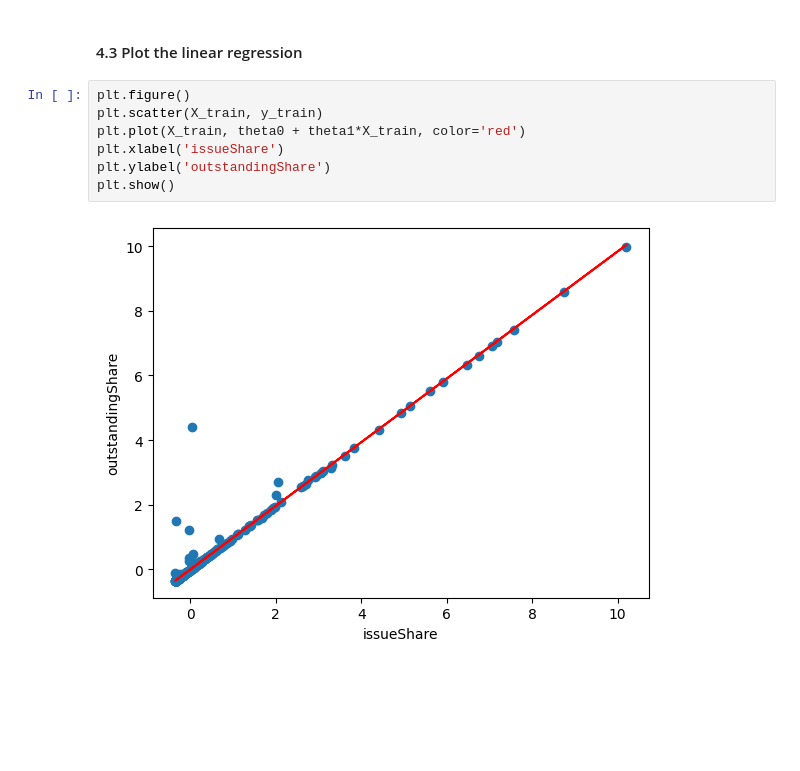
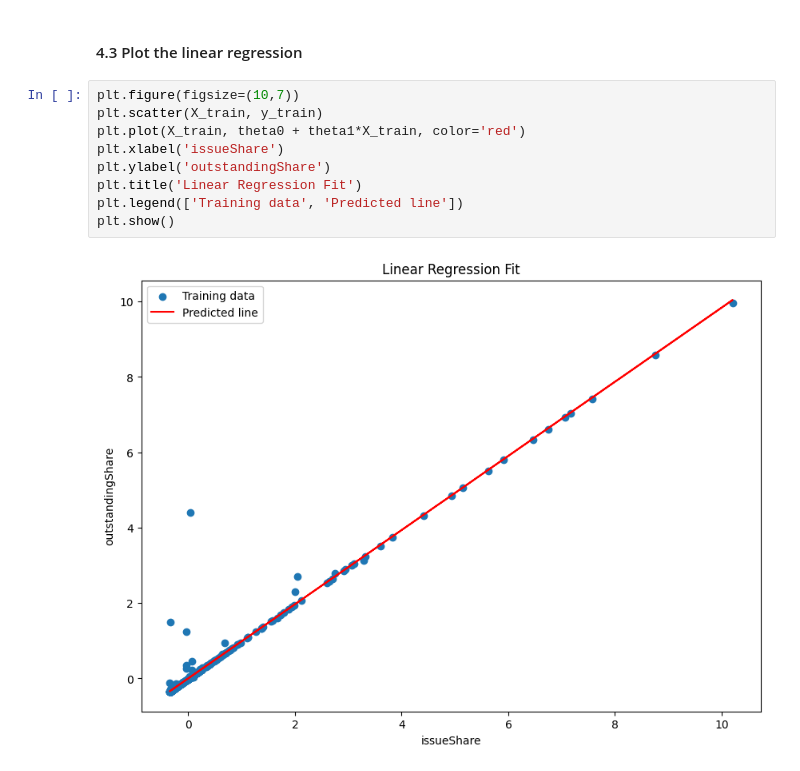
Before and after one commit to thangthewinner/Linear_Regression_Report, a Jupyter notebook: project.ipynb, the cells around one changed output. Saved outputs shown, nothing was run; the diff lists cells and outputs as text; blank space fills up the shorter version.

```diff
--- a/project.ipynb
+++ b/project.ipynb
@@ -307,11 +308,13 @@ plt.show()
 # %% [markdown]
 #### 4.3 Plot the linear regression
 # %%
-plt.figure()
+plt.figure(figsize=(10,7))
 plt.scatter(X_train, y_train)
 plt.plot(X_train, theta0 + theta1*X_train, color='red')
 plt.xlabel('issueShare')
 plt.ylabel('outstandingShare')
+plt.title('Linear Regression Fit')
+plt.legend(['Training data', 'Predicted line'])
 plt.show()
 # %% [output]
-[figure, old version]
+[figure, new version]
```
Also changed, not shown: parts of 1 cell of this notebook, 4 other files.
